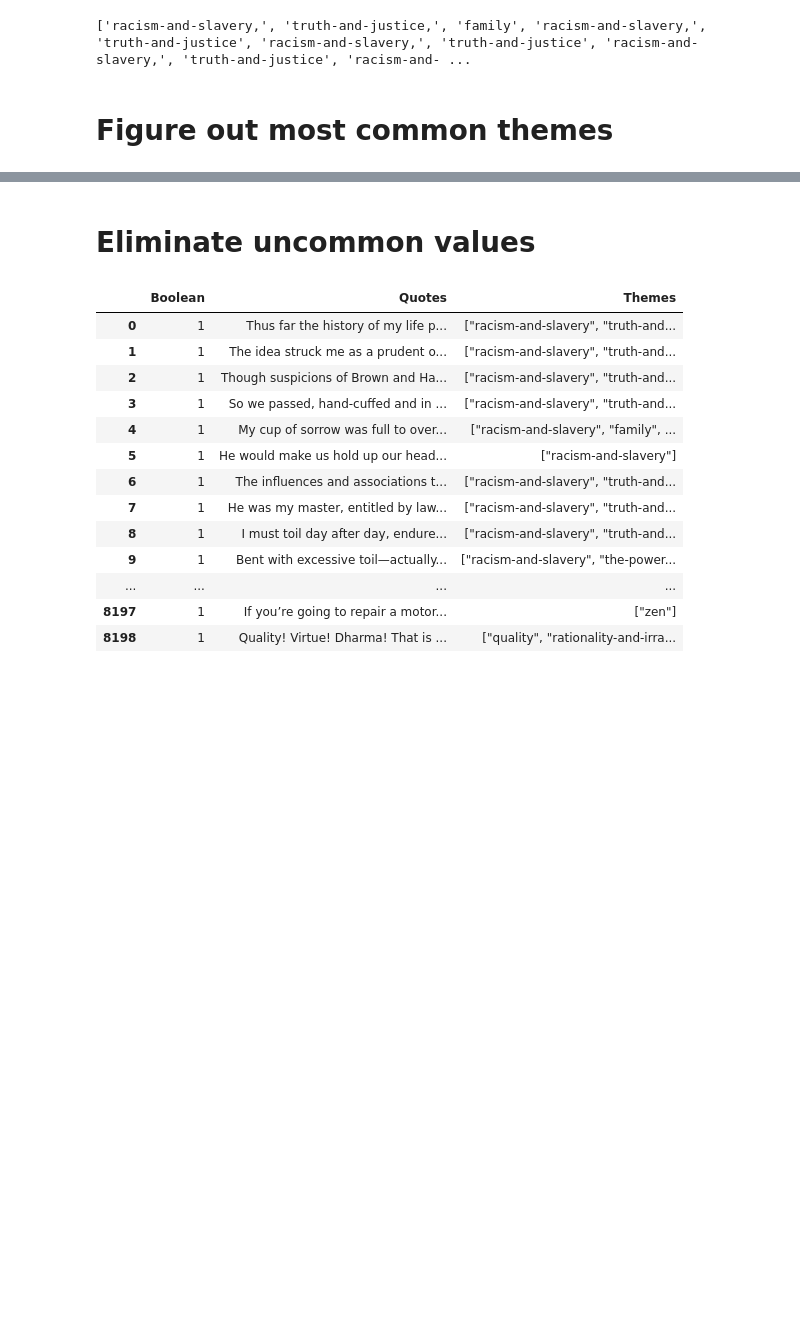
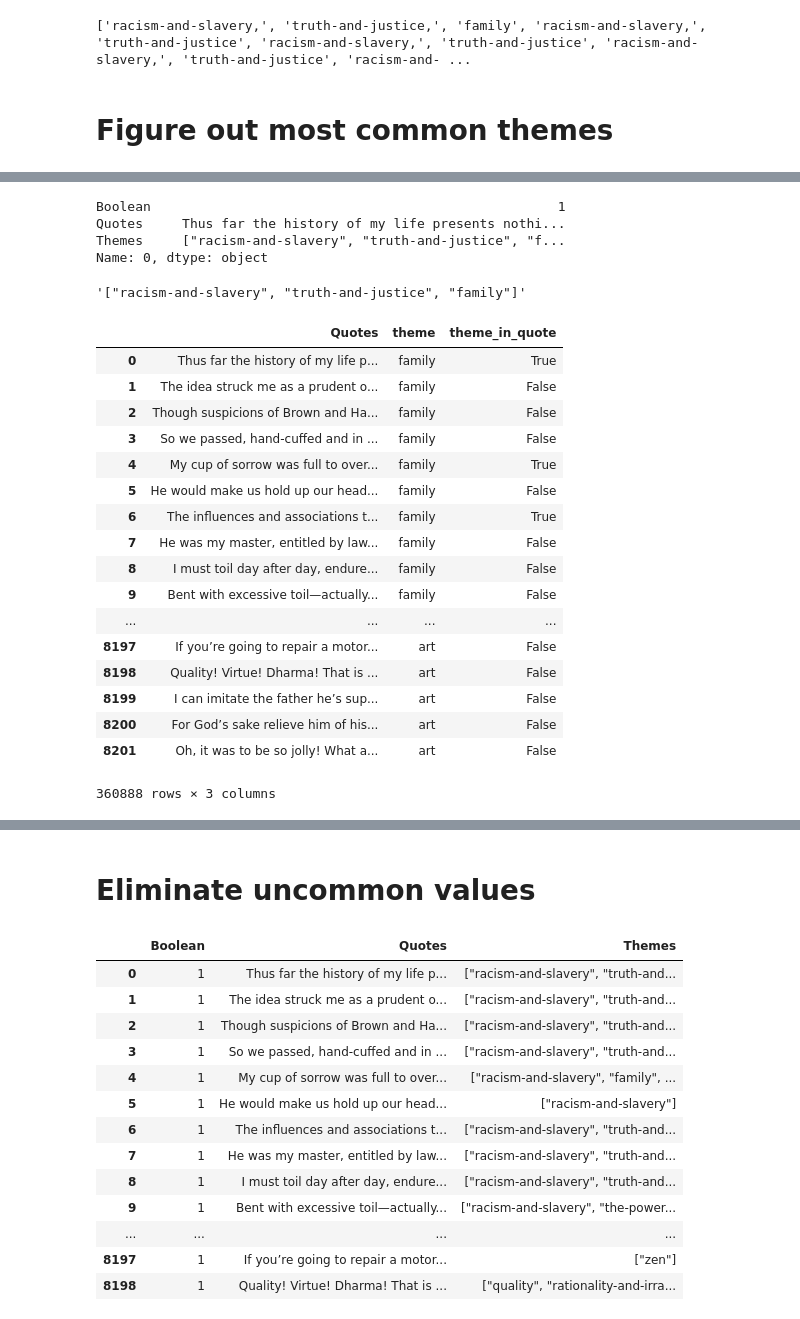
Before and after one commit to Nathanllee1/EvidenceFinder, a Jupyter notebook: Scraping and training stuff/Refined_formatter.ipynb, the cells around one changed output, grey strips where cells are left out. Drawn from its saved outputs; the diff is of its cells as text; code cells hidden in the pictures; blank space fills up the shorter version.

```diff
--- a/Scraping and training stuff/Refined_formatter.ipynb
+++ b/Scraping and training stuff/Refined_formatter.ipynb
@@ -38,0 +64,4 @@ print(themelist)
+# %%
+theme_srs.index = new_index
+# %%
+combined_theme_srs = theme_srs.reset_index().groupby("index")[0].sum().sort_values(ascending=False)
@@ -38,0 +95,11 @@ print(themelist)
+# %%
+df.loc[0]
+# %% [output]
+Boolean                                                    1
+Quotes     Thus far the history of my life presents nothi...
+Themes     ["racism-and-slavery", "truth-and-justice", "f...
+Name: 0, dtype: object
+# %%
+df.loc[0]["Themes"]
+# %% [output]
+'["racism-and-slavery", "truth-and-justice", "family"]'
@@ -38,0 +114,22 @@ print(themelist)
+# %%
+# almost ready to be fed into ML algorithms
+df2
+# %% [output]
+|  | Quotes | theme | theme_in_quote |
+| 0 | Thus far the history of my life p... | family | True |
+| 1 | The idea struck me as a prudent o... | family | False |
+| 2 | Though suspicions of Brown and Ha... | family | False |
+| 3 | So we passed, hand-cuffed and in ... | family | False |
+| 4 | My cup of sorrow was full to over... | family | True |
+| 5 | He would make us hold up our head... | family | False |
+| 6 | The influences and associations t... | family | True |
+| 7 | He was my master, entitled by law... | family | False |
+| 8 | I must toil day after day, endure... | family | False |
+| 9 | Bent with excessive toil—actually... | family | False |
+| ... | ... | ... | ... |
+| 8197 | If you’re going to repair a motor... | art | False |
+| 8198 | Quality! Virtue! Dharma! That is ... | art | False |
+| 8199 | I can imitate the father he’s sup... | art | False |
+| 8200 | For God’s sake relieve him of his... | art | False |
+| 8201 | Oh, it was to be so jolly! What a... | art | False |
+360888 rows × 3 columns
```
Also changed, not shown: parts of 30 cells of this notebook, 2 other files.
